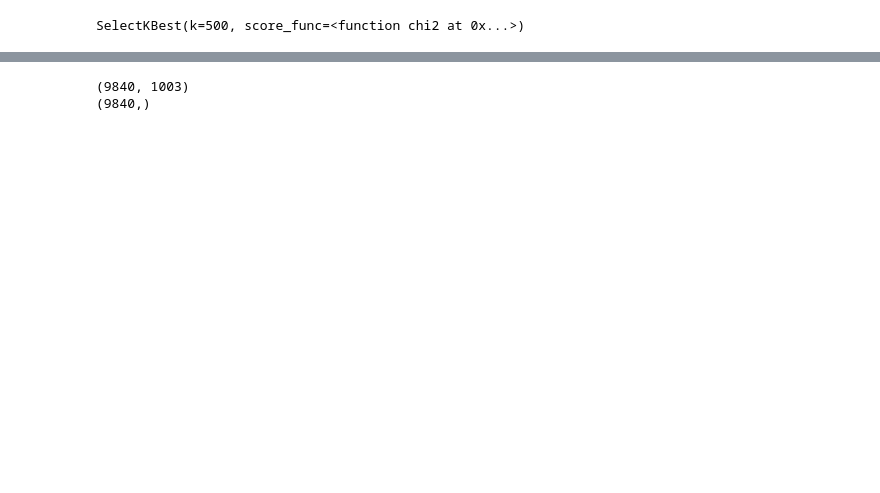
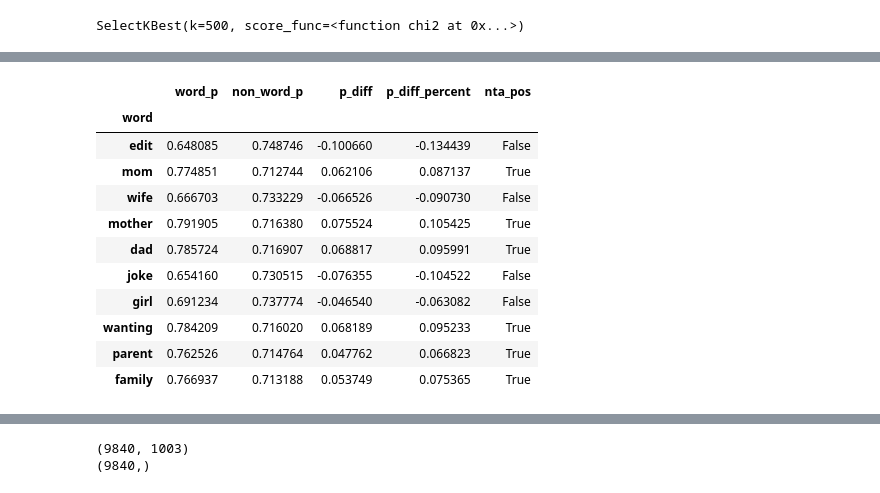
Before and after one commit to ericke8/AITA_TextMining, a Jupyter notebook: NN_aita.ipynb, the cells around one changed output, grey strips where cells are left out. Cells and saved outputs as stored; diff of their text form; code cells hidden in the pictures; blank space fills up the shorter version.

```diff
--- a/NN_aita.ipynb
+++ b/NN_aita.ipynb
@@ -248,0 +290,19 @@ dfObj.sort_values(by=['chi_squared'], ascending = False)[:25]
+# %%
+prob_df = pd.DataFrame(prob_results,index=top['word'], columns=['word_p', 'non_word_p'])
+prob_df['p_diff'] = (prob_df['word_p'] - prob_df['non_word_p'])
+prob_df['p_diff_percent'] = prob_df['p_diff'] / prob_df['non_word_p']
+prob_df['nta_pos'] = prob_df['p_diff'] > 0
+prob_df
+# %% [output]
+|  | word_p | non_word_p | p_diff | p_diff_percent | nta_pos |
+| word |  |  |  |  |  |
+| edit | 0.648085 | 0.748746 | -0.100660 | -0.134439 | False |
+| mom | 0.774851 | 0.712744 | 0.062106 | 0.087137 | True |
+| wife | 0.666703 | 0.733229 | -0.066526 | -0.090730 | False |
+| mother | 0.791905 | 0.716380 | 0.075524 | 0.105425 | True |
+| dad | 0.785724 | 0.716907 | 0.068817 | 0.095991 | True |
+| joke | 0.654160 | 0.730515 | -0.076355 | -0.104522 | False |
+| girl | 0.691234 | 0.737774 | -0.046540 | -0.063082 | False |
+| wanting | 0.784209 | 0.716020 | 0.068189 | 0.095233 | True |
+| parent | 0.762526 | 0.714764 | 0.047762 | 0.066823 | True |
+| family | 0.766937 | 0.713188 | 0.053749 | 0.075365 | True |
```
Also changed, not shown: parts of 18 cells of this notebook.
